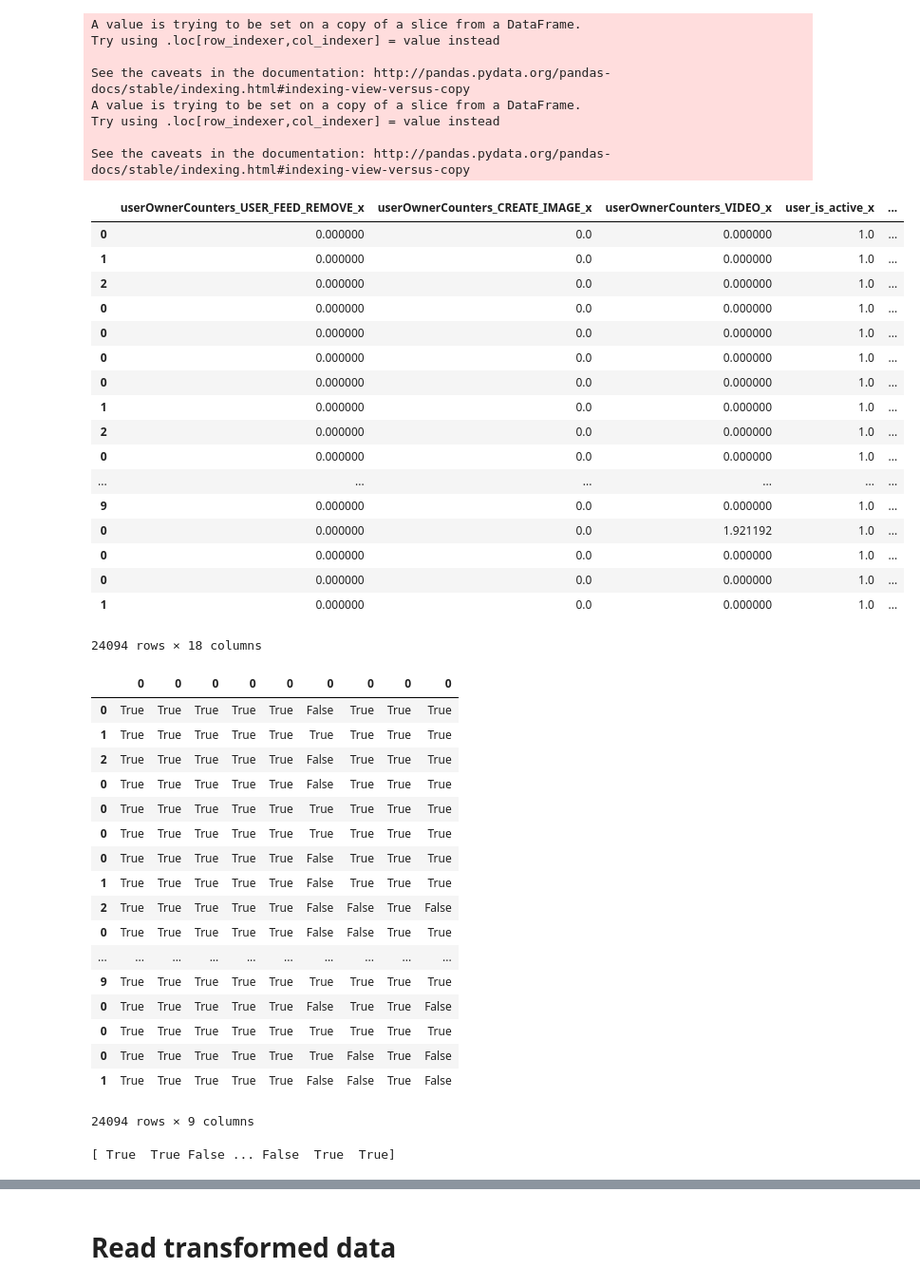
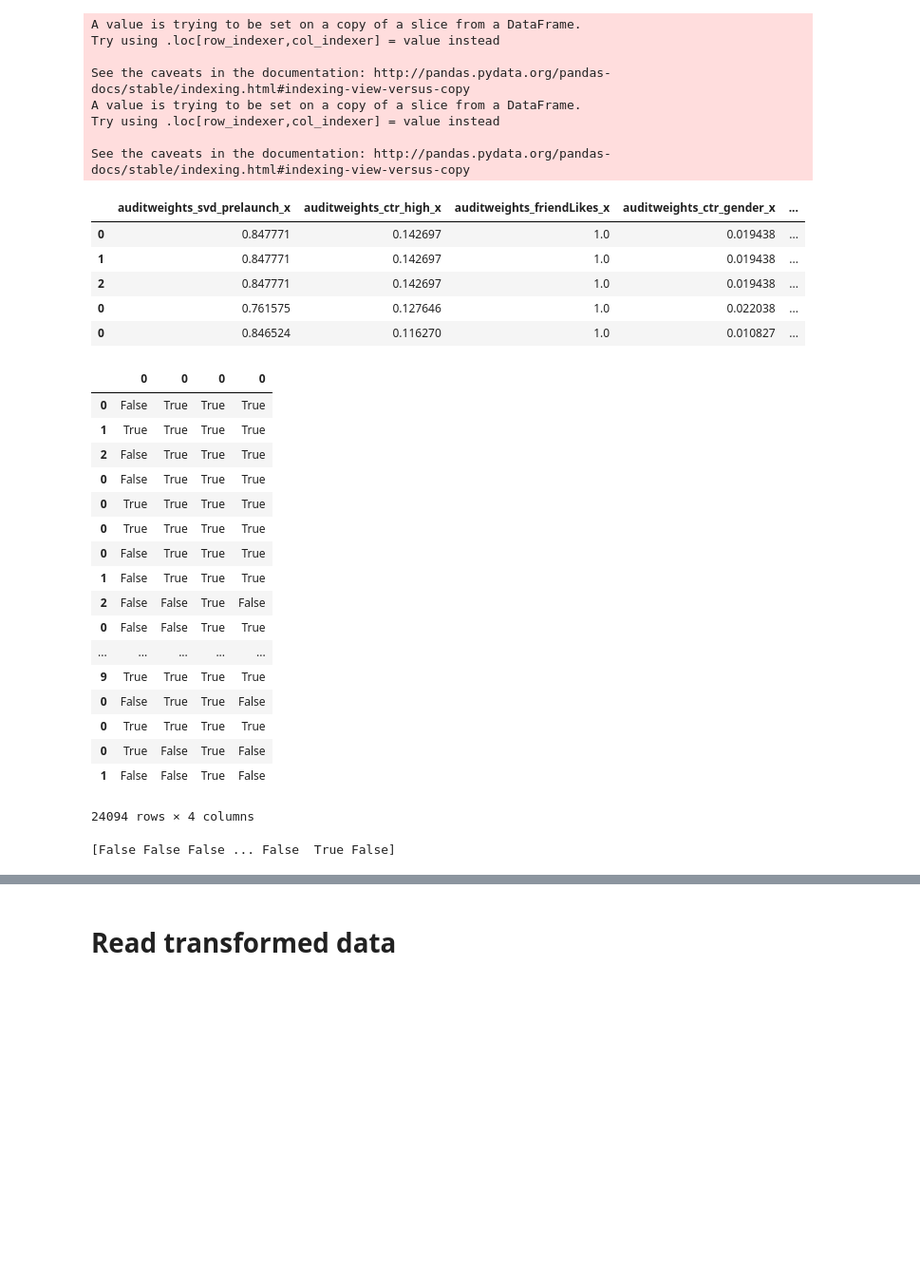
Before and after one commit to SKutukov/ML_experiments, a Jupyter notebook: main.py.ipynb, the cells around one changed output, grey strips where cells are left out. Shown at 95% size. Saved outputs shown, nothing was run; the diff lists cells and outputs as text; code cells hidden in the pictures; blank space fills up the shorter version.

```diff
--- a/main.py.ipynb
+++ b/main.py.ipynb
@@ -20,7 +20,7 @@ import os
 # %%
 
 # Where the downloaded data are
-input_path = '/home/faraon/data/collabTrain/'
+input_path = '/home/skutukov/Documents/collabTrain/'
 # Where to store results
 output_path = './'
 # %%
@@ -71,11 +90,8 @@ data['liked'] = data['feedback'].apply(feedback_to_float)
 # %% [markdown]
 # Select some features
 # %%
-
 # instanceId_userId
 # liked
-selected_features = ['userOwnerCounters_USER_FEED_REMOVE',
-                     'userOwnerCounters_CREATE_IMAGE', 'userOwnerCounters_VIDEO',  'user_is_active',
-                     'auditweights_feedOwner_RECOMMENDED_GROUP', 'auditweights_svd_prelaunch',
+selected_features = ['auditweights_svd_prelaunch',
                      'auditweights_ctr_high', 'auditweights_friendLikes', 'auditweights_ctr_gender'
                     ]
@@ -88,3 +98,5 @@ selected_data = data[exetended_selected_features]
+# %%
+selected_data = data[[*selected_features, 'liked', 'instanceId_userId'] ]
 # %%
 
 selected_data.head(20)
@@ -165,49 +177,37 @@ See the caveats in the documentation: http://pandas.pydata.org/pandas-docs/stabl
 # %%
 tranformed_data = tranformed_data.fillna(0.0)
 # %%
-tranformed_data
+tranformed_data.head()
 # %% [output]
-|  | userOwnerCounters_USER_FEED_REMOVE_x | userOwnerCounters_CREATE_IMAGE_x | userOwnerCounters_VIDEO_x | user_is_active_x | ... |
-| 0 | 0.000000 | 0.0 | 0.000000 | 1.0 | ... |
-| 1 | 0.000000 | 0.0 | 0.000000 | 1.0 | ... |
-| 2 | 0.000000 | 0.0 | 0.000000 | 1.0 | ... |
-| 0 | 0.000000 | 0.0 | 0.000000 | 1.0 | ... |
-| 0 | 0.000000 | 0.0 | 0.000000 | 1.0 | ... |
-| 0 | 0.000000 | 0.0 | 0.000000 | 1.0 | ... |
-| 0 | 0.000000 | 0.0 | 0.000000 | 1.0 | ... |
-| 1 | 0.000000 | 0.0 | 0.000000 | 1.0 | ... |
-| 2 | 0.000000 | 0.0 | 0.000000 | 1.0 | ... |
-| 0 | 0.000000 | 0.0 | 0.000000 | 1.0 | ... |
-| ... | ... | ... | ... | ... | ... |
-| 9 | 0.000000 | 0.0 | 0.000000 | 1.0 | ... |
-| 0 | 0.000000 | 0.0 | 1.921192 | 1.0 | ... |
-| 0 | 0.000000 | 0.0 | 0.000000 | 1.0 | ... |
-| 0 | 0.000000 | 0.0 | 0.000000 | 1.0 | ... |
-| 1 | 0.000000 | 0.0 | 0.000000 | 1.0 | ... |
+|  | auditweights_svd_prelaunch_x | auditweights_ctr_high_x | auditweights_friendLikes_x | auditweights_ctr_gender_x | ... |
+| 0 | 0.847771 | 0.142697 | 1.0 | 0.019438 | ... |
+| 1 | 0.847771 | 0.142697 | 1.0 | 0.019438 | ... |
+| 2 | 0.847771 | 0.142697 | 1.0 | 0.019438 | ... |
+| 0 | 0.761575 | 0.127646 | 1.0 | 0.022038 | ... |
+| 0 | 0.846524 | 0.116270 | 1.0 | 0.010827 | ... |
-24094 rows × 18 columns
 # %%
 binarized_tranformed_data = binarize(tranformed_data, selected_features)
 
 binarized_tranformed_data
 # %% [output]
-|  | 0 | 0 | 0 | 0 | 0 | 0 | 0 | 0 | 0 |
-| 0 | True | True | True | True | True | False | True | True | True |
-| 1 | True | True | True | True | True | True | True | True | True |
-| 2 | True | True | True | True | True | False | True | True | True |
-| 0 | True | True | True | True | True | False | True | True | True |
-| 0 | True | True | True | True | True | True | True | True | True |
-| 0 | True | True | True | True | True | True | True | True | True |
-| 0 | True | True | True | True | True | False | True | True | True |
-| 1 | True | True | True | True | True | False | True | True | True |
-| 2 | True | True | True | True | True | False | False | True | False |
-| 0 | True | True | True | True | True | False | False | True | True |
-| ... | ... | ... | ... | ... | ... | ... | ... | ... | ... |
-| 9 | True | True | True | True | True | True | True | True | True |
-| 0 | True | True | True | True | True | False | True | True | False |
-| 0 | True | True | True | True | True | True | True | True | True |
-| 0 | True | True | True | True | True | True | False | True | False |
-| 1 | True | True | True | True | True | False | False | True | False |
+|  | 0 | 0 | 0 | 0 |
+| 0 | False | True | True | True |
+| 1 | True | True | True | True |
+| 2 | False | True | True | True |
+| 0 | False | True | True | True |
+| 0 | True | True | True | True |
+| 0 | True | True | True | True |
+| 0 | False | True | True | True |
+| 1 | False | True | True | True |
+| 2 | False | False | True | False |
+| 0 | False | False | True | True |
+| ... | ... | ... | ... | ... |
+| 9 | True | True | True | True |
+| 0 | False | True | True | False |
+| 0 | True | True | True | True |
+| 0 | True | False | True | False |
+| 1 | False | False | True | False |
-24094 rows × 9 columns
+24094 rows × 4 columns
 # %%
 mask  = np.random.randint(2, size=binarized_tranformed_data.shape[0]).astype(bool)
 # reverted_mask = np.logical_not(mask)
@@ -218,6 +218,6 @@ binarized_tranformed_data['order'] = True
 
 binarized_tranformed_data[mask] = ~binarized_tranformed_data[mask]
 # %% [output]
-[ True  True False ... False  True  True]
+[False False False ... False  True False]
 # %%
 binarized_tranformed_data = binarized_tranformed_data.astype(int)
```
Also changed, not shown: parts of 22 cells of this notebook, 2 other files.
